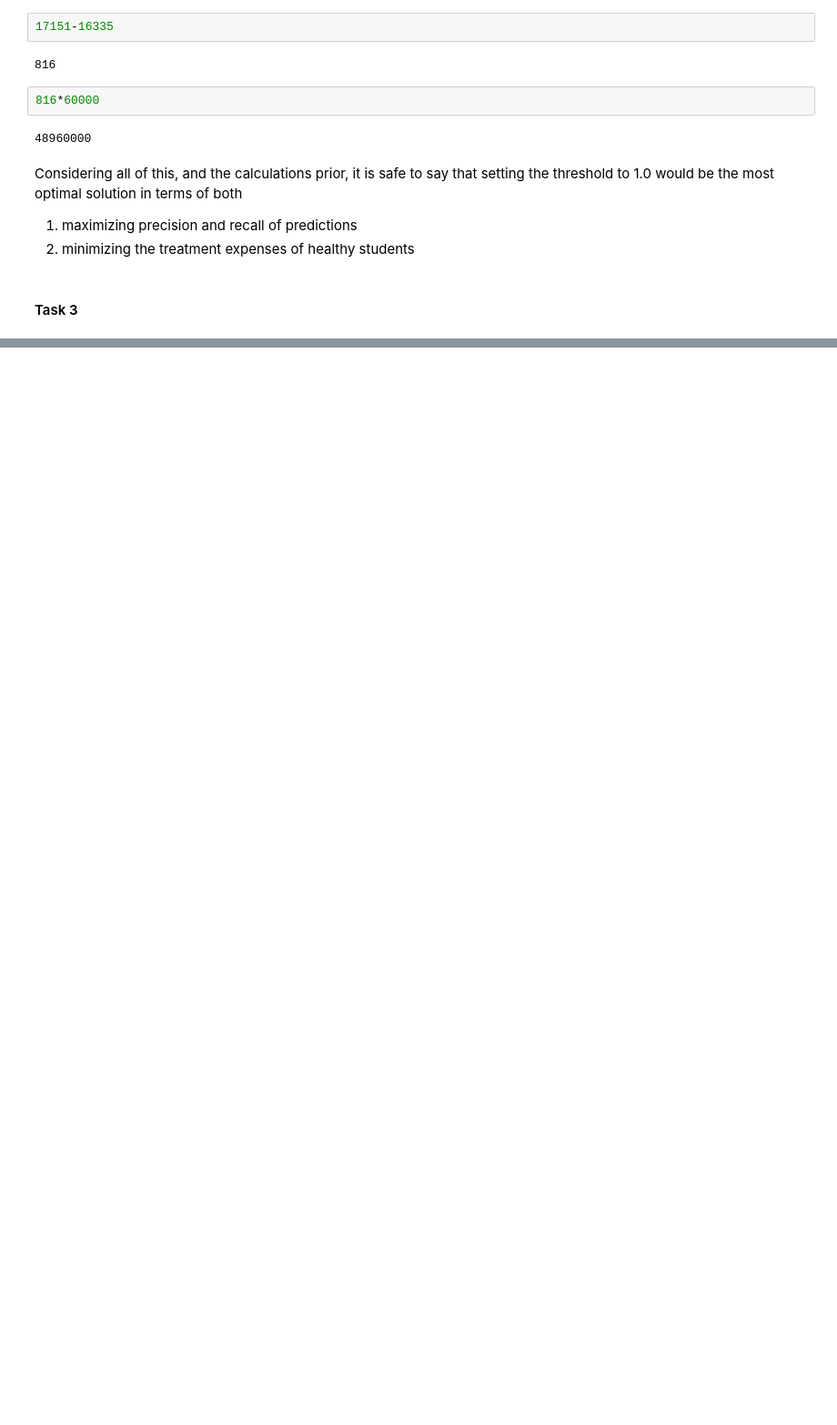
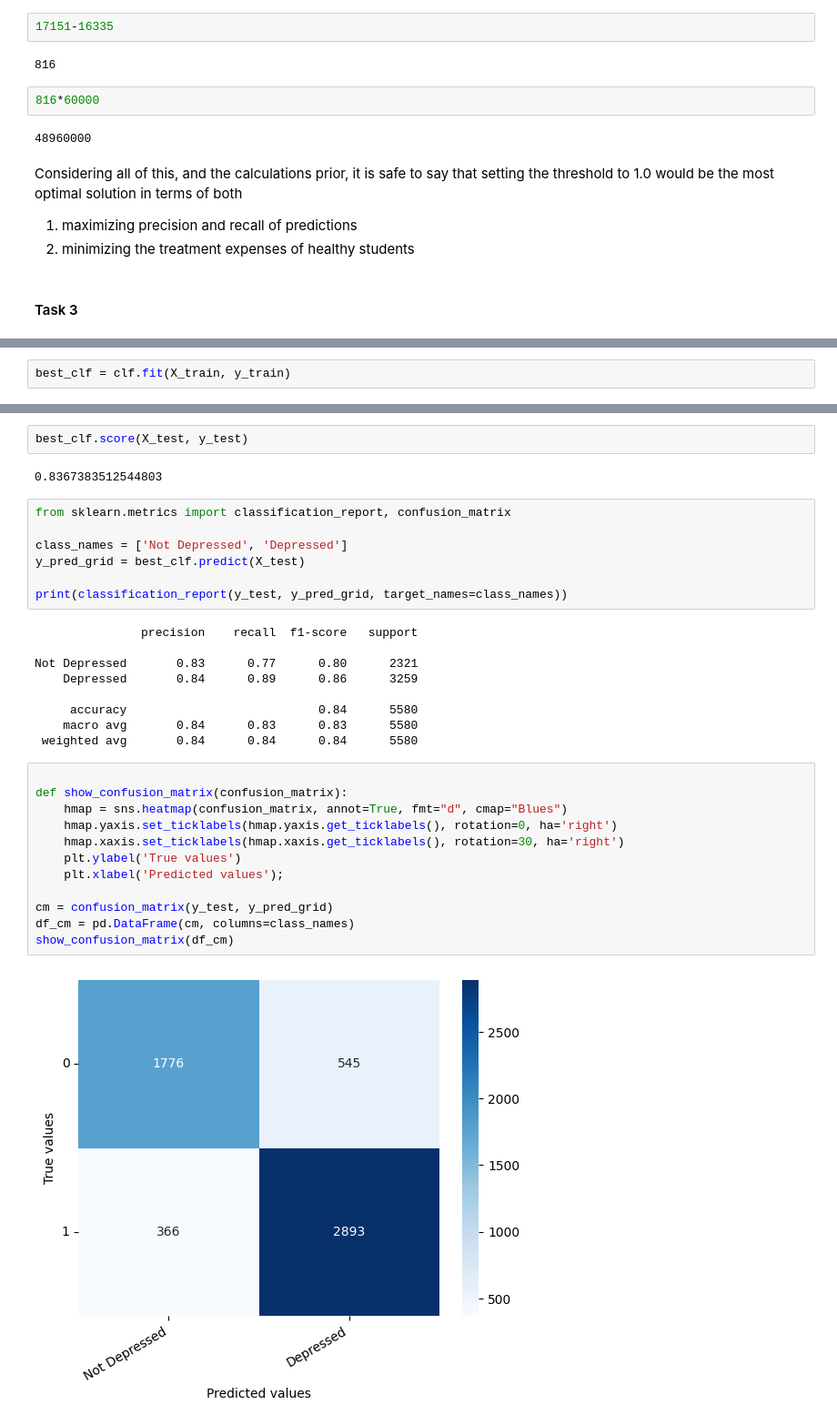
Before and after one commit to n-n06/machine-learning-practice, a Jupyter notebook: week10/week_9.ipynb, the cells around one changed output, grey strips where cells are left out. Shown at 91% size. Saved outputs shown, nothing was run; the diff lists cells and outputs as text; blank space fills up the shorter version.

```diff
--- a/week10/week_9.ipynb
+++ b/week10/week_9.ipynb
@@ -868,0 +913,2 @@ Considering all of this, and the calculations prior, it is safe to say that sett
+# %%
+best_clf = clf.fit(X_train, y_train)
@@ -868,0 +934,34 @@ Considering all of this, and the calculations prior, it is safe to say that sett
+# %%
+best_clf.score(X_test, y_test)
+# %% [output]
+0.8367383512544803
+# %%
+from sklearn.metrics import classification_report, confusion_matrix
+
+class_names = ['Not Depressed', 'Depressed']
+y_pred_grid = best_clf.predict(X_test)
+
+print(classification_report(y_test, y_pred_grid, target_names=class_names))
+# %% [output]
+               precision    recall  f1-score   support
+
+Not Depressed       0.83      0.77      0.80      2321
+    Depressed       0.84      0.89      0.86      3259
+
+     accuracy                           0.84      5580
+    macro avg       0.84      0.83      0.83      5580
+ weighted avg       0.84      0.84      0.84      5580
+# %%
+
+def show_confusion_matrix(confusion_matrix):
+    hmap = sns.heatmap(confusion_matrix, annot=True, fmt="d", cmap="Blues")
+    hmap.yaxis.set_ticklabels(hmap.yaxis.get_ticklabels(), rotation=0, ha='right')
+    hmap.xaxis.set_ticklabels(hmap.xaxis.get_ticklabels(), rotation=30, ha='right')
+    plt.ylabel('True values')
+    plt.xlabel('Predicted values');
+
+cm = confusion_matrix(y_test, y_pred_grid)
+df_cm = pd.DataFrame(cm, columns=class_names)
+show_confusion_matrix(df_cm)
+# %% [output]
+[figure, added]
```
Also changed, not shown: parts of 28 cells of this notebook, 3 other files.
